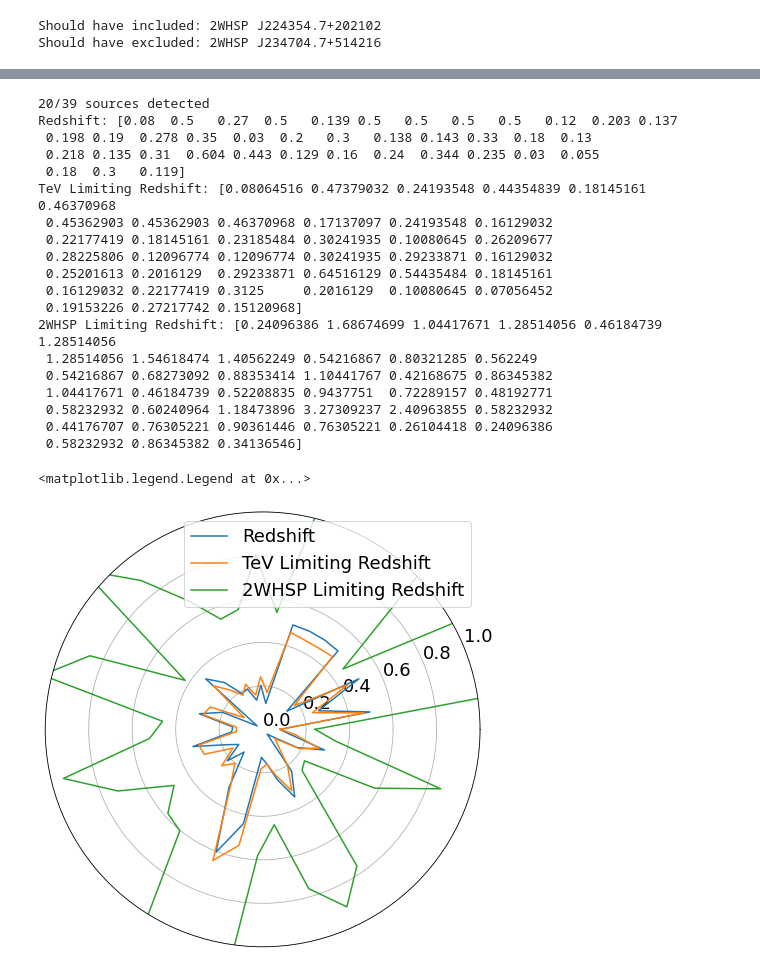
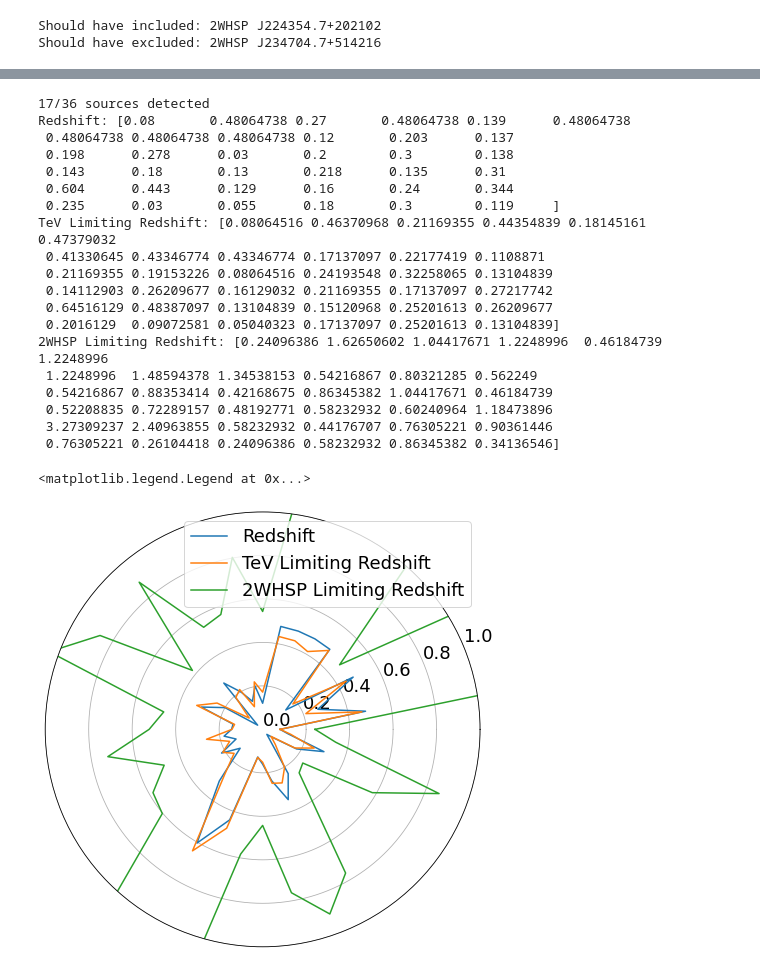
Before and after one commit to aribrill/lf-simulation, a Jupyter notebook: LF_calculation.ipynb, the cells around one changed output, grey strips where cells are left out. Drawn from its saved outputs; the diff is of its cells as text; code cells hidden in the pictures.

```diff
--- a/LF_calculation.ipynb
+++ b/LF_calculation.ipynb
@@ -154,12 +154,12 @@ plt.legend()
 # %%
 # Read in our data and join in to the selected 2WHSP sources
 vts_data = pd.read_csv("LF_blazar_data.csv")
-data = vts_data.join(whsp[cut_mask].set_index('name'), on='whsp_name', how='inner')
+raw_data = vts_data.join(whsp[cut_mask].set_index('name'), on='whsp_name', how='inner')
 
 # Olivier calculated an average Mrk 501 flux of 23% Crab (it's listed as "variable" in TeVCat)
-data.loc[data.source == "Mkn 501", 'tevcat_flux_crab'] = 0.23
+raw_data.loc[raw_data.source == "Mkn 501", 'tevcat_flux_crab'] = 0.23
 
-data
+raw_data
 # %% [output]
 |  | source | whsp_name | z | archival_hours | year1_hours | legacy_hours | tevcat_flux_crab | ... |
 | 0 | RGB J0152+017 | 2WHSP J015239.5+014717 | 0.080 | 19.3 | 0.0 | 5 | 0.020 | ... |
@@ -350,22 +398,17 @@ def calculate_luminosity(processed_data, processed_units, processed_labels):
 # %%
-proc_data, proc_units, proc_labels = process_veritas_data(data)
-e_max = u.TeV/(3 * proc_data['z'].to_numpy()) # Estimate e_max using as inversely scaled with redshift
-lum_data, lum_units, lum_labels = calculate_luminosity(proc_data, proc_units, proc_labels)
-
-all_data = pd.concat((proc_data, lum_data), axis=1)
-all_units, all_labels = {**proc_units, **lum_units}, {**proc_labels, **lum_labels}
-
-def value(key):
-    return all_data[key].to_numpy() * all_units[key]
+data, labels, value = generate_data(raw_data, dataset='year1')  # dataset = 'year1' or 'legacy'
 
 for key in ['obs_luminosity', 'deabs_luminosity', 'z']:
     print("Min/max {}: {:.04}, {:.04}".format(key, np.min(value(key)), np.max(value(key))))
 mean_exposure = np.mean(value('exposure'))
 print("Mean exposure: {:.04}".format(mean_exposure))
+mean_index = np.mean(value('index')).reshape(1)
+print("Mean index: {:.04}".format(mean_index[0]))
+
 
 # Plot distributions of the data
 fig, axes = plt.subplots(5, 2, figsize=(14.0, 22.0))
-for ax, (key, arr), label in zip(axes.ravel(), all_data.iteritems(), all_labels.values()):
+for ax, (key, arr), label in zip(axes.ravel(), data.iteritems(), labels.values()):
     if key in ['index', 'z', 'exposure']:
         bins = 10
     else:
@@ -428,54 +473,55 @@ def limiting_spectrum_to_redshift(spectrum, bin_edges, luminosity, index):
 
 limiting_whsp_fluxes = np.ones(value('whsp_luminosity').size) * min_nu_f_nu
 limiting_whsp_z = limiting_eflux_to_redshift(limiting_whsp_fluxes, value('whsp_luminosity'),
                                              synchrotron_peak_index)
 limiting_vts_fluxes = vts_sensitivity_flux(value('exposure'))
 limiting_vts_spectra, limiting_vts_bin_edges = get_spectrum(limiting_vts_fluxes, value('index'),
-                                                            e_min=e_min, e_max=e_max, num_bins=num_bins)
+                                                            e_min=e_min, e_max=u.TeV/(3*value('z')),
+                                                            num_bins=num_bins)
 limiting_tev_z = limiting_spectrum_to_redshift(limiting_vts_spectra, limiting_vts_bin_edges,
                                                value('deabs_luminosity'), value('index'))
 
 min_z = np.minimum(limiting_whsp_z, limiting_tev_z)
 detected = value('z') < min_z
 print("{}/{} sources detected".format(sum(detected), len(min_z)))
 
 zs = {
     "Redshift": value('z'),
     "TeV Limiting Redshift": limiting_tev_z,
     "2WHSP Limiting Redshift": limiting_whsp_z
 }
 
 ax = plt.subplot(111, polar=True)
 for label, arr in zs.items():
     print("{}: {}".format(label, arr))
     polar_x = (2*np.pi / arr.size)*np.arange(arr.size + 1)
     ax.plot(polar_x, np.append(arr, arr[0]), label=label)
 ax.set_xticks([])
 ax.set_yticks(np.arange(0, 1.1, step=0.2))
 ax.set_ylim((0, 1.0))
 ax.legend()
 # %% [output]
-20/39 sources detected
-Redshift: [0.08  0.5   0.27  0.5   0.139 0.5   0.5   0.5   0.5   0.12  0.203 0.137
- 0.198 0.19  0.278 0.35  0.03  0.2   0.3   0.138 0.143 0.33  0.18  0.13
- 0.218 0.135 0.31  0.604 0.443 0.129 0.16  0.24  0.344 0.235 0.03  0.055
- 0.18  0.3   0.119]
-TeV Limiting Redshift: [0.08064516 0.47379032 0.24193548 0.44354839 0.18145161 0.46370968
- 0.45362903 0.45362903 0.46370968 0.17137097 0.24193548 0.16129032
- 0.22177419 0.18145161 0.23185484 0.30241935 0.10080645 0.26209677
- 0.28225806 0.12096774 0.12096774 0.30241935 0.29233871 0.16129032
- 0.25201613 0.2016129  0.29233871 0.64516129 0.54435484 0.18145161
- 0.16129032 0.22177419 0.3125     0.2016129  0.10080645 0.07056452
- 0.19153226 0.27217742 0.15120968]
-2WHSP Limiting Redshift: [0.24096386 1.68674699 1.04417671 1.28514056 0.46184739 1.28514056
- 1.28514056 1.54618474 1.40562249 0.54216867 0.80321285 0.562249
- 0.54216867 0.68273092 0.88353414 1.10441767 0.42168675 0.86345382
- 1.04417671 0.46184739 0.52208835 0.9437751  0.72289157 0.48192771
- 0.58232932 0.60240964 1.18473896 3.27309237 2.40963855 0.58232932
- 0.44176707 0.76305221 0.90361446 0.76305221 0.26104418 0.24096386
- 0.58232932 0.86345382 0.34136546]
+17/36 sources detected
+Redshift: [0.08       0.48064738 0.27       0.48064738 0.139      0.48064738
+ 0.48064738 0.48064738 0.48064738 0.12       0.203      0.137
+ 0.198      0.278      0.03       0.2        0.3        0.138
+ 0.143      0.18       0.13       0.218      0.135      0.31
+ 0.604      0.443      0.129      0.16       0.24       0.344
+ 0.235      0.03       0.055      0.18       0.3        0.119     ]
+TeV Limiting Redshift: [0.08064516 0.46370968 0.21169355 0.44354839 0.18145161 0.47379032
+ 0.41330645 0.43346774 0.43346774 0.17137097 0.22177419 0.1108871
+ 0.21169355 0.19153226 0.08064516 0.24193548 0.32258065 0.13104839
+ 0.14112903 0.26209677 0.16129032 0.21169355 0.17137097 0.27217742
+ 0.64516129 0.48387097 0.13104839 0.15120968 0.25201613 0.26209677
+ 0.2016129  0.09072581 0.05040323 0.17137097 0.25201613 0.13104839]
+2WHSP Limiting Redshift: [0.24096386 1.62650602 1.04417671 1.2248996  0.46184739 1.2248996
+ 1.2248996  1.48594378 1.34538153 0.54216867 0.80321285 0.562249
+ 0.54216867 0.88353414 0.42168675 0.86345382 1.04417671 0.46184739
+ 0.52208835 0.72289157 0.48192771 0.58232932 0.60240964 1.18473896
+ 3.27309237 2.40963855 0.58232932 0.44176707 0.76305221 0.90361446
+ 0.76305221 0.26104418 0.24096386 0.58232932 0.86345382 0.34136546]
 <matplotlib.legend.Legend at 0x...>
-[figure, old version]
+[figure, new version]
 # %%
 # Define LF functional forms to test different models, following a simplified version of Ajello et al. (2014)
 # The following simplifications are made:
```
Also changed, not shown: parts of 14 cells of this notebook.
